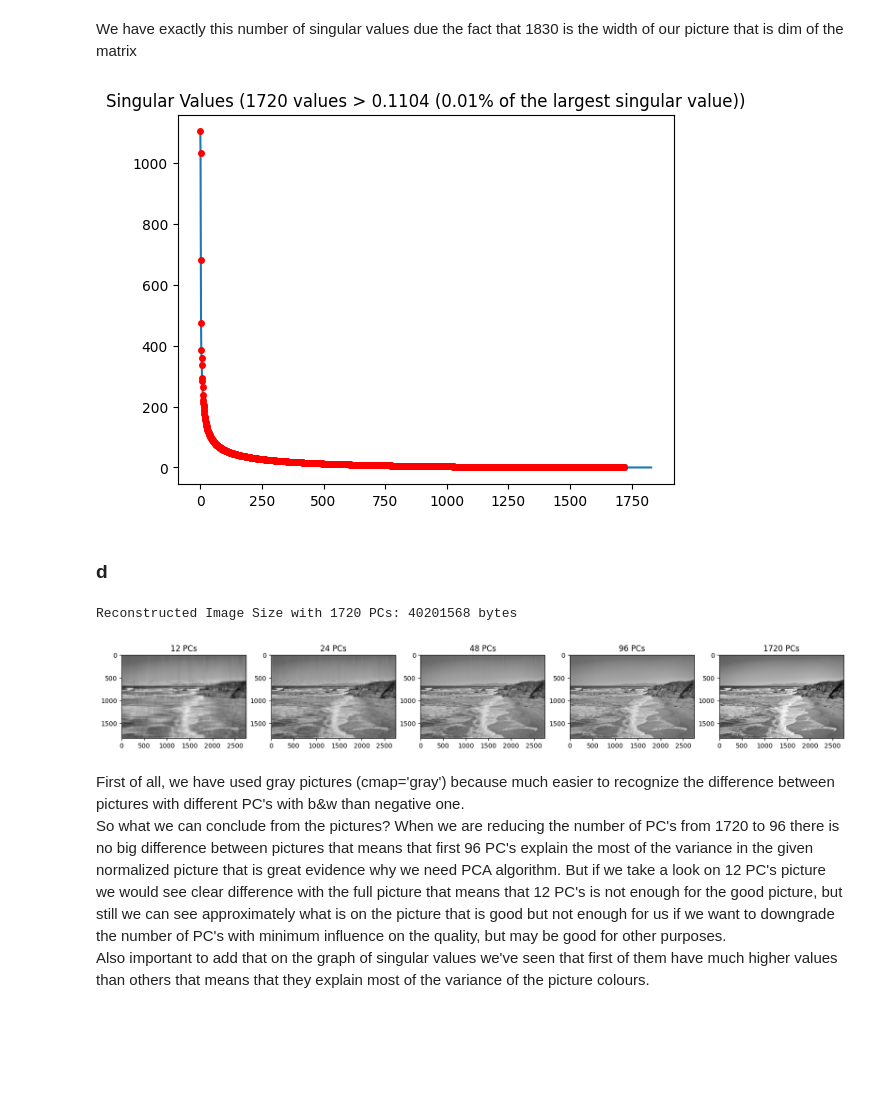
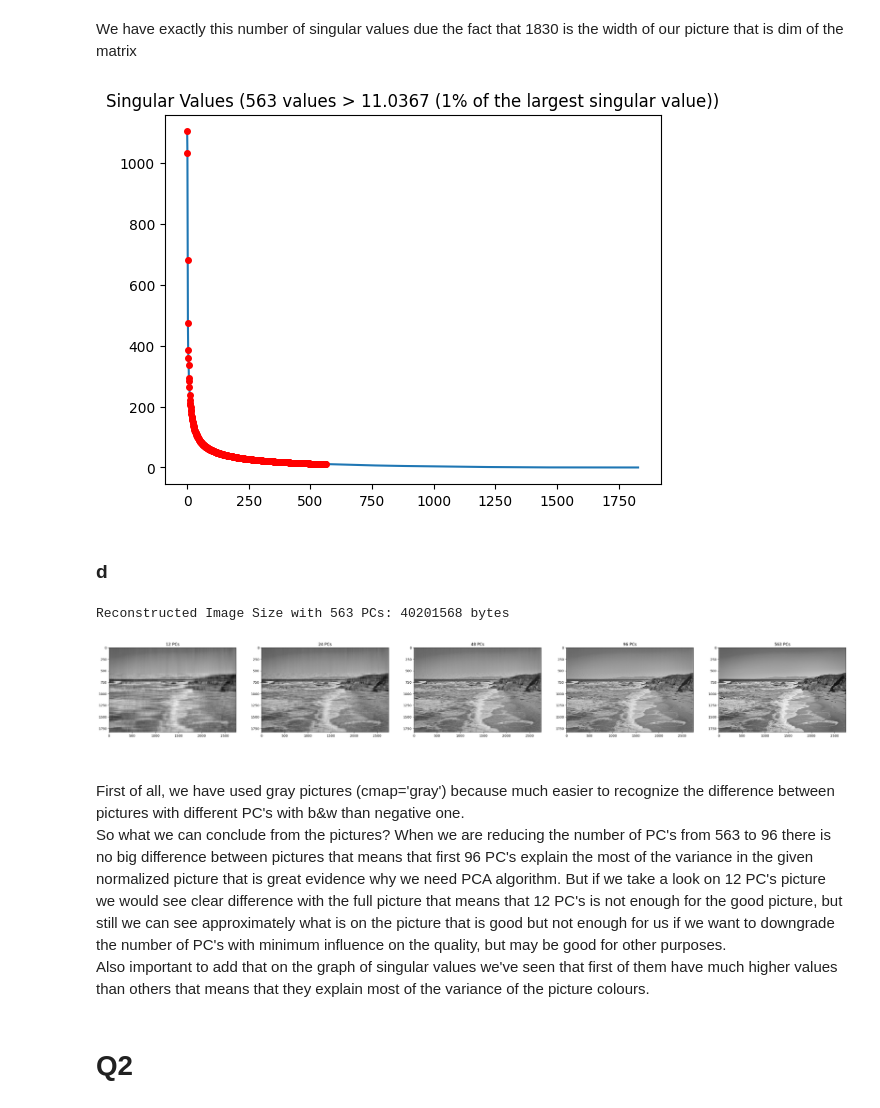
Before and after one commit to 1spb/ex2_stat_learning, a Jupyter notebook: ex2_stat.ipynb, the cells around one changed output. Cells and saved outputs as stored; diff of their text form; code cells hidden in the pictures; blank space fills up the shorter version.

```diff
--- a/ex2_stat.ipynb
+++ b/ex2_stat.ipynb
@@ -58,14 +59,14 @@ Number of singular values is: 1830
 We have exactly this number of singular values due the fact that 1830 is the width of our picture that is dim of the matrix
 # %%
 # Plot the singular values and the threshold
-threshold = 0.0001 * s[0] # 0.01% of the largest singular value
+threshold = 0.01 * s[0] # 1% of the largest singular value
 num_singular_values = np.sum((s > threshold))
 plt.plot(s)
 plt.plot(s[s > threshold], 'ro', markersize=4)
-plt.title(f"Singular Values ({num_singular_values} values > {threshold:.4f} (0.01% of the largest singular value))")
+plt.title(f"Singular Values ({num_singular_values} values > {threshold:.4f} (1% of the largest singular value))")
 plt.show()
 # %% [output]
-[figure, old version]
+[figure, new version]
 # %% [markdown]
 ### d
 # %%
@@ -73,22 +74,24 @@ original_img_size, norm_img_size = sys.getsizeof(img_arr),  sys.getsizeof(img_ar
 # %%
 pcs = [12, 24, 48, 96, len(s[s > threshold])]
 
-fig, axs = plt.subplots(nrows=1, ncols=5, figsize=(20,4))
+fig, axs = plt.subplots(nrows=1, ncols=5, figsize=(40,8))
 for i, num_pc in enumerate(pcs):
 # Calculate the number of principal components required to obtain the desired number of PCs
     img_reconstructed = U[:, :num_pc] @ np.diag(s[:num_pc]) @ Vt[:num_pc, :]
     # Display the reconstructed image
     axs[i].imshow(img_reconstructed, cmap='gray')
     axs[i].set_title(f"{num_pc} PCs")
     # Calculate the size of the final reconstruction
     size = sys.getsizeof(img_reconstructed)
 print(f"Reconstructed Image Size with {num_pc} PCs: {size} bytes")
 plt.show()
 # %% [output]
-Reconstructed Image Size with 1720 PCs: 40201568 bytes
+Reconstructed Image Size with 563 PCs: 40201568 bytes
-[figure, old version]
+[figure, new version]
 # %% [markdown]
-First of all, we have used gray pictures (cmap='gray') because much easier to recognize the difference between pictures with different PC's with b&w than negative one.
+<br> First of all, we have used gray pictures (cmap='gray') because much easier to recognize the difference between pictures with different PC's with b&w than negative one.
 <br> So what we can conclude from the pictures?
-When we are reducing the number of PC's from 1720 to 96 there is no big difference between pictures that means that first 96 PC's explain the most of the variance in the given normalized picture that is great evidence why we need PCA algorithm. But if we take a look on 12 PC's picture we would see clear difference with the full picture that means that 12 PC's is not enough for the good picture, but still we can see approximately what is on the picture that is good but not enough for us if we want to downgrade the number of PC's with minimum influence on the quality, but may be good for other purposes. <br>
+When we are reducing the number of PC's from 563 to 96 there is no big difference between pictures that means that first 96 PC's explain the most of the variance in the given normalized picture that is great evidence why we need PCA algorithm. But if we take a look on 12 PC's picture we would see clear difference with the full picture that means that 12 PC's is not enough for the good picture, but still we can see approximately what is on the picture that is good but not enough for us if we want to downgrade the number of PC's with minimum influence on the quality, but may be good for other purposes. <br>
 Also important to add that on the graph of singular values we've seen that first of them have much higher values than others that means that they explain most of the variance of the picture colours.
+# %% [markdown]
+# Q2
```
Also changed, not shown: parts of 1 cell of this notebook.
